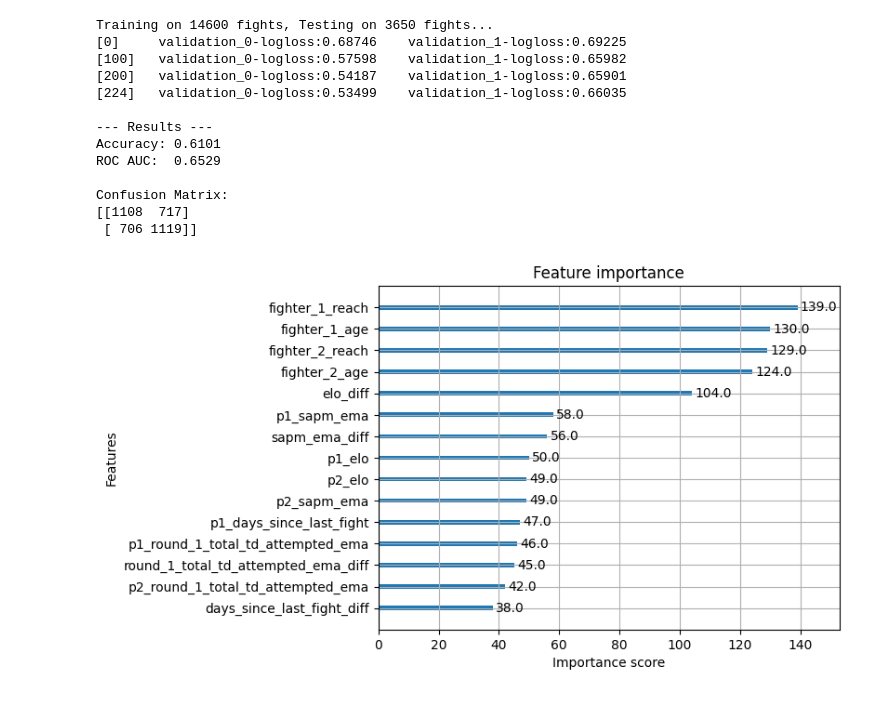
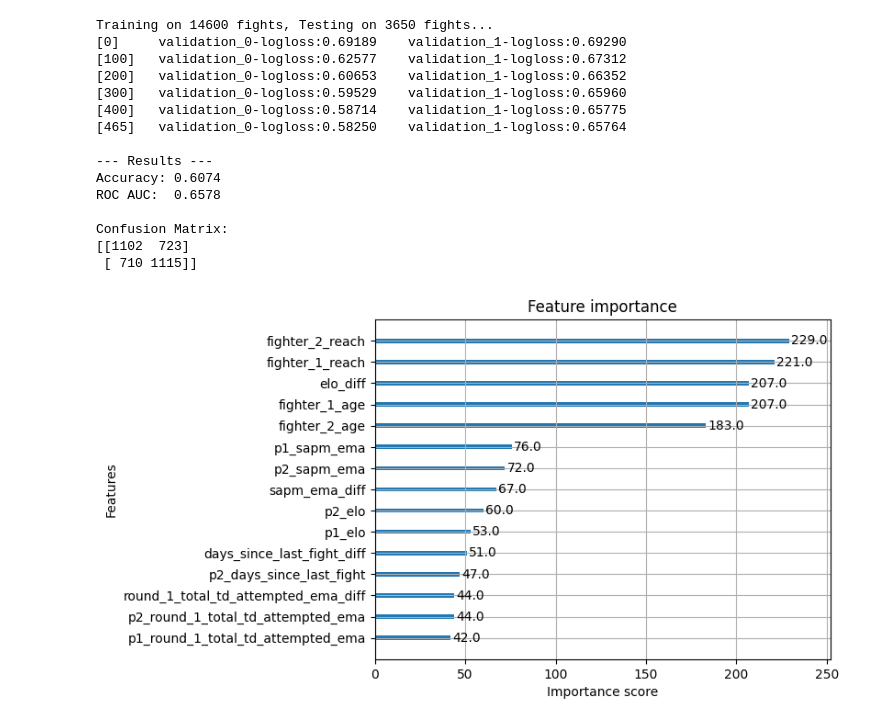
Before and after one commit to ndhaliwal59/ufcPredictor, a Jupyter notebook: ufcPredictorV2/train.ipynb, the cells around one changed output. Drawn from its saved outputs; the diff is of its cells as text; code cells hidden in the pictures.

```diff
--- a/ufcPredictorV2/train.ipynb
+++ b/ufcPredictorV2/train.ipynb
@@ -37,19 +37,17 @@ y_train, y_test = y.iloc[:split_idx], y.iloc[split_idx:]
 # These are tuned for high-noise tabular data (like sports) to prevent overfitting
 params = {
     'objective': 'binary:logistic',
-    'eval_metric': 'logloss',
-    'n_estimators': 1000,         # High number, but we use early_stopping
-    'learning_rate': 0.05,        # Slower learning for better generalization
-    'max_depth': 4,               # Shallower trees reduce overfitting (sports data is noisy)
-    'subsample': 0.8,             # Use 80% of rows per tree
-    'colsample_bytree': 0.8,      # Use 80% of columns per tree
-    'gamma': 0.1,                 # Minimum loss reduction to make a split
-    'reg_alpha': 0.1,             # L1 regularization
-    'reg_lambda': 1.0,            # L2 regularization
-    'scale_pos_weight': 1,        # Change if your dataset is imbalanced (e.g. 10% wins)
+    'n_estimators': 2000,
+    'learning_rate': 0.02,        # Lowered: Learn slower to find the "global" minimum
+    'max_depth': 3,               # Lowered: Depth 3 prevents complex, noisy interactions
+    'min_child_weight': 5,        # New: Requires more data samples to create a leaf node
+    'gamma': 0.2,                 # Increased: Harder to make a split
+    'subsample': 0.7,             # Lowered: More randomness to prevent memorization
+    'colsample_bytree': 0.7,
+    'reg_lambda': 5.0,            # Increased: Stronger L2 regularization
+    'scale_pos_weight': 1,
     'random_state': 42,
-    'tree_method': 'hist',        # Faster training
-    'enable_categorical': True    # Useful if you have categorical types properly cast
+    'tree_method': 'hist'
 }
 
 # 5. Training with Early Stopping
@@ -59,39 +57,41 @@ print(f"Training on {len(X_train)} fights, Testing on {len(X_test)} fights...")
 
 model.fit(
     X_train, y_train,
     eval_set=[(X_train, y_train), (X_test, y_test)],
     verbose=100  # Print progress every 100 rounds
 )
 
 # 6. Evaluation
 preds = model.predict(X_test)
 probs = model.predict_proba(X_test)[:, 1]
 
 acc = accuracy_score(y_test, preds)
 auc = roc_auc_score(y_test, probs)
 
 print(f"\n--- Results ---")
 print(f"Accuracy: {acc:.4f}")
 print(f"ROC AUC:  {auc:.4f}")
 print("\nConfusion Matrix:")
 print(confusion_matrix(y_test, preds))
 
 # 7. Feature Importance (Check what actually matters)
 import matplotlib.pyplot as plt
 xgb.plot_importance(model, max_num_features=15)
 plt.show()
 # %% [output]
 Training on 14600 fights, Testing on 3650 fights...
-[0]     validation_0-logloss:0.68746    validation_1-logloss:0.69225
-[100]   validation_0-logloss:0.57598    validation_1-logloss:0.65982
-[200]   validation_0-logloss:0.54187    validation_1-logloss:0.65901
-[224]   validation_0-logloss:0.53499    validation_1-logloss:0.66035
+[0]     validation_0-logloss:0.69189    validation_1-logloss:0.69290
+[100]   validation_0-logloss:0.62577    validation_1-logloss:0.67312
+[200]   validation_0-logloss:0.60653    validation_1-logloss:0.66352
+[300]   validation_0-logloss:0.59529    validation_1-logloss:0.65960
+[400]   validation_0-logloss:0.58714    validation_1-logloss:0.65775
+[465]   validation_0-logloss:0.58250    validation_1-logloss:0.65764
 
 --- Results ---
-Accuracy: 0.6101
-ROC AUC:  0.6529
+Accuracy: 0.6074
+ROC AUC:  0.6578
 
 Confusion Matrix:
-[[1108  717]
- [ 706 1119]]
+[[1102  723]
+ [ 710 1115]]
-[figure, old version]
+[figure, new version]
```
Also changed, not shown: 11 other files.
